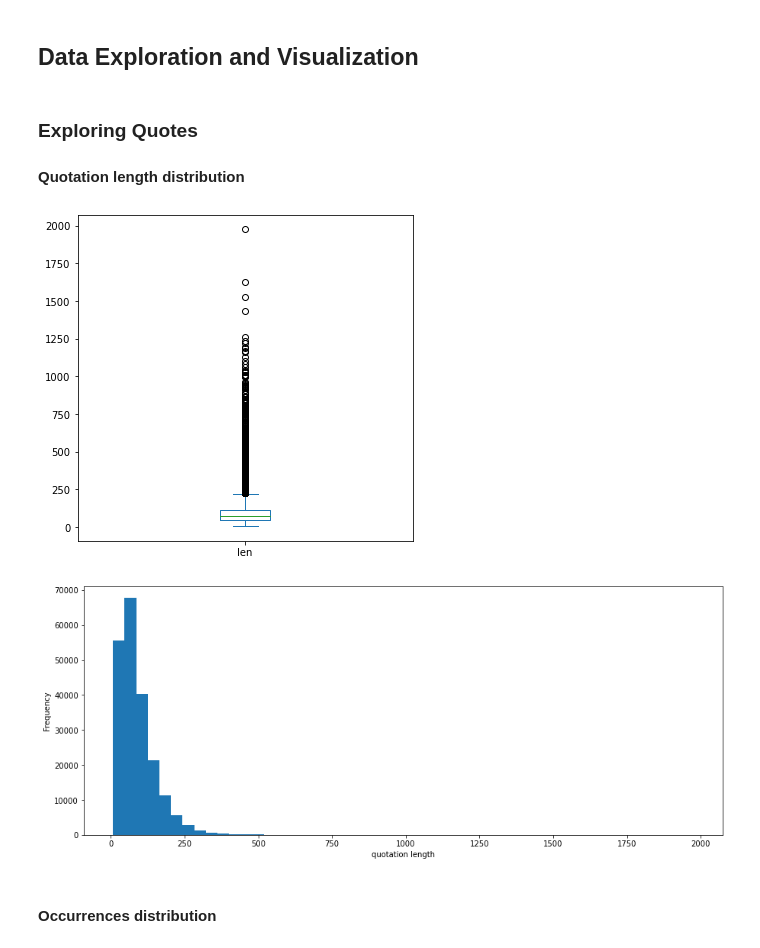
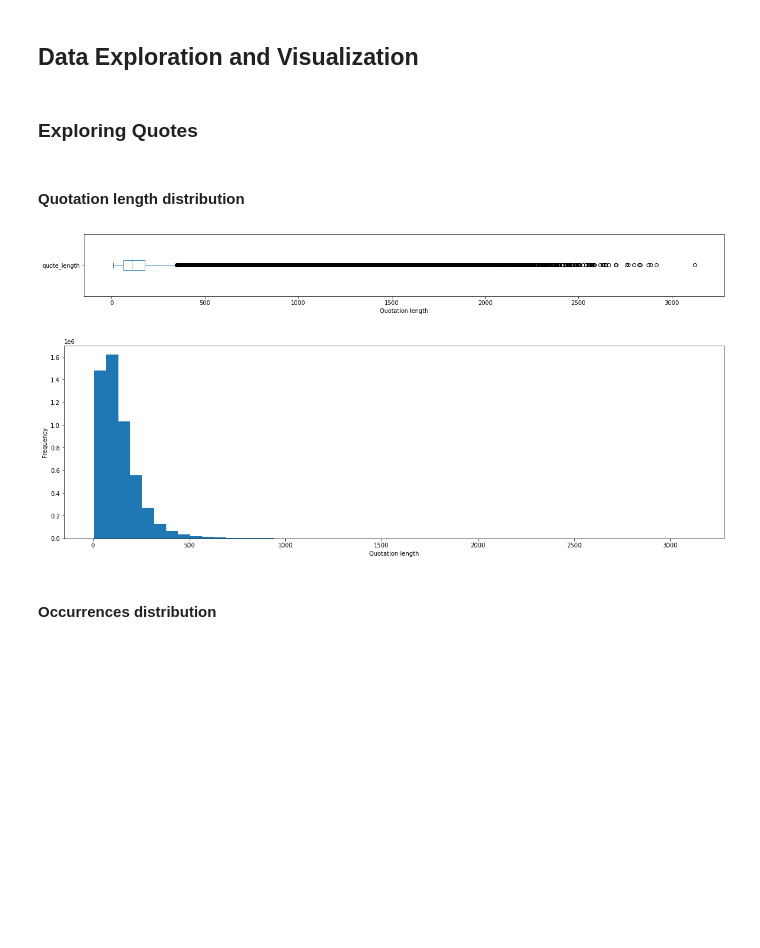
Before and after one commit to epfl-ada/ada-2021-project-k-beans, a Jupyter notebook: final_notebook.ipynb, the cells around one changed output. Drawn from its saved outputs; the diff is of its cells as text; code cells hidden in the pictures; blank space fills up the shorter version.

Commit message:
Update with 2020 data

```diff
--- a/final_notebook.ipynb
+++ b/final_notebook.ipynb
@@ -171,0 +220,4 @@ spk_attr = spark.read.parquet(SPK_ATTR_WITH_LABELS_PATH)
+# %%
+qb_raw = spark.read.parquet(QB_DATA_PARQUET_PATH % YEARS[0])
+for y in YEARS[1:]:
+    qb_raw = qb_raw.union(spark.read_parquet(QB_DATA_PARQUET_PATH % y))
@@ -242,19 +324,23 @@ len(df[df.duplicated('quoteID')]) # 0 ~> no duplicate rows
+# %%
+qb = qb.select("quoteID", "date", "numOccurrences", "quotation", "speaker", "speaker_qid", "speaker_prob", "urls", "tlds", "profanity")
 # %% [markdown]
 ## Data Exploration and Visualization
 # %% [markdown]
 ### Exploring Quotes
-
-#### Quotation length distribution
+# %% [markdown]
+#### Quotation length distribution
+# %%
+df = qb.withColumn("quote_length", f.length("quotation")).select("quote_length", "numOccurrences").toPandas()
 # %%
-df['len'] = df['quotation'].apply(len) # Add quotation length feature
-_ = df['len'].plot(kind='box', figsize = [6, 6])
+_ = df["quote_length"].plot(kind='box', figsize = [20, 2], vert=False)
+_ = plt.xlabel('Quotation length')
 # %% [output]
-[figure, old version]
+[figure, new version]
 # %%
-_ = df['len'].plot(kind='hist', bins=50, figsize = [15, 6])
-_ = plt.xlabel('quotation length')
+_ = df["quote_length"].plot(kind='hist', bins=50, figsize = [20, 6])
+_ = plt.xlabel('Quotation length')
 # %% [output]
-[figure, old version]
+[figure, new version]
 # %% [markdown]
 #### Occurrences distribution
 # %%
```
Also changed, not shown: parts of 120 cells of this notebook.
